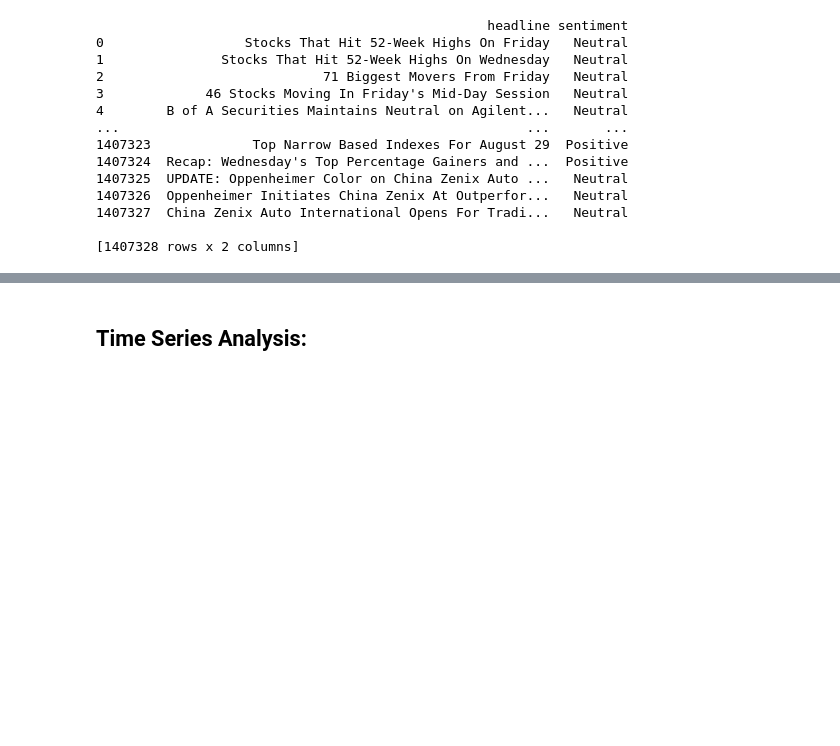
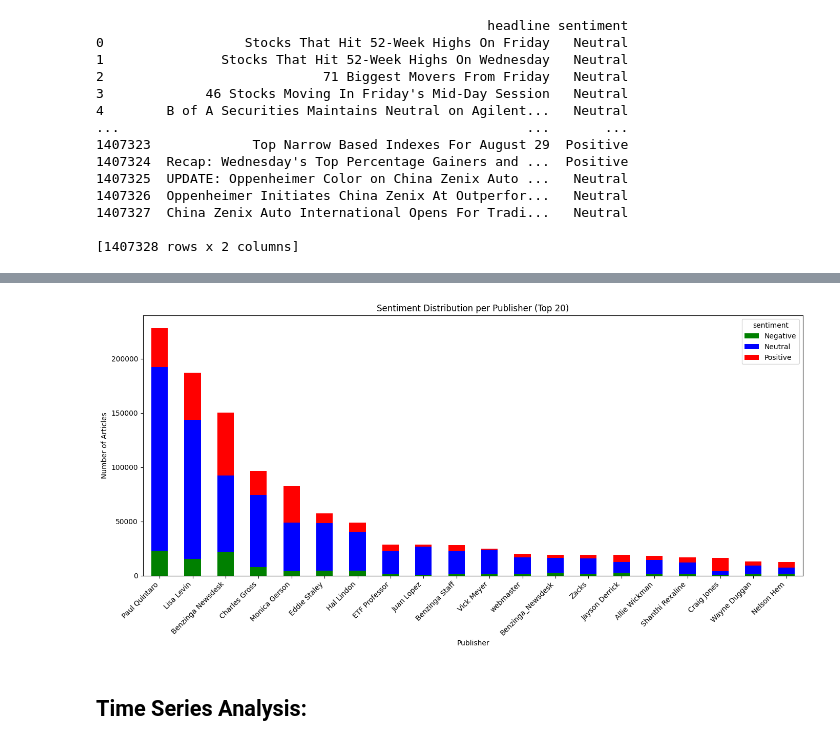
Before and after one commit to Ermi23/Financial-News-Sentiment-Analysis, a Jupyter notebook: notebooks/news_analysis_exploratory.ipynb, the cells around one changed output, grey strips where cells are left out. Saved outputs shown, nothing was run; the diff lists cells and outputs as text; code cells hidden in the pictures; blank space fills up the shorter version.

Commit message:
Add sentiment per publisher graph

```diff
--- a/notebooks/news_analysis_exploratory.ipynb
+++ b/notebooks/news_analysis_exploratory.ipynb
@@ -97,3 +100,7 @@ print(sentiments)
+# %%
+analysis.plot_sentiment_per_publisher()
+# %% [output]
+[figure, added]
 # %% [markdown]
 ## Time Series Analysis:
 # %% [markdown]
```
Also changed, not shown: parts of 1 cell of this notebook, 1 other file.
